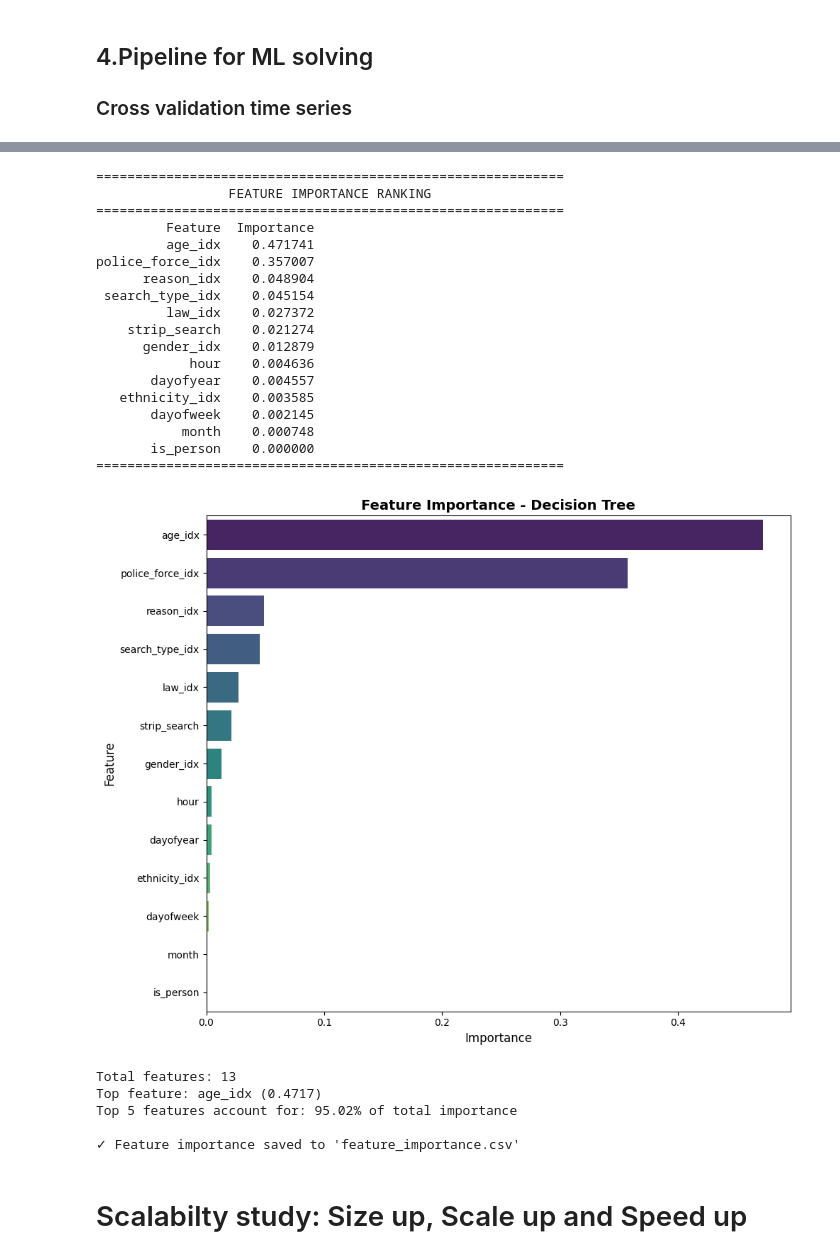
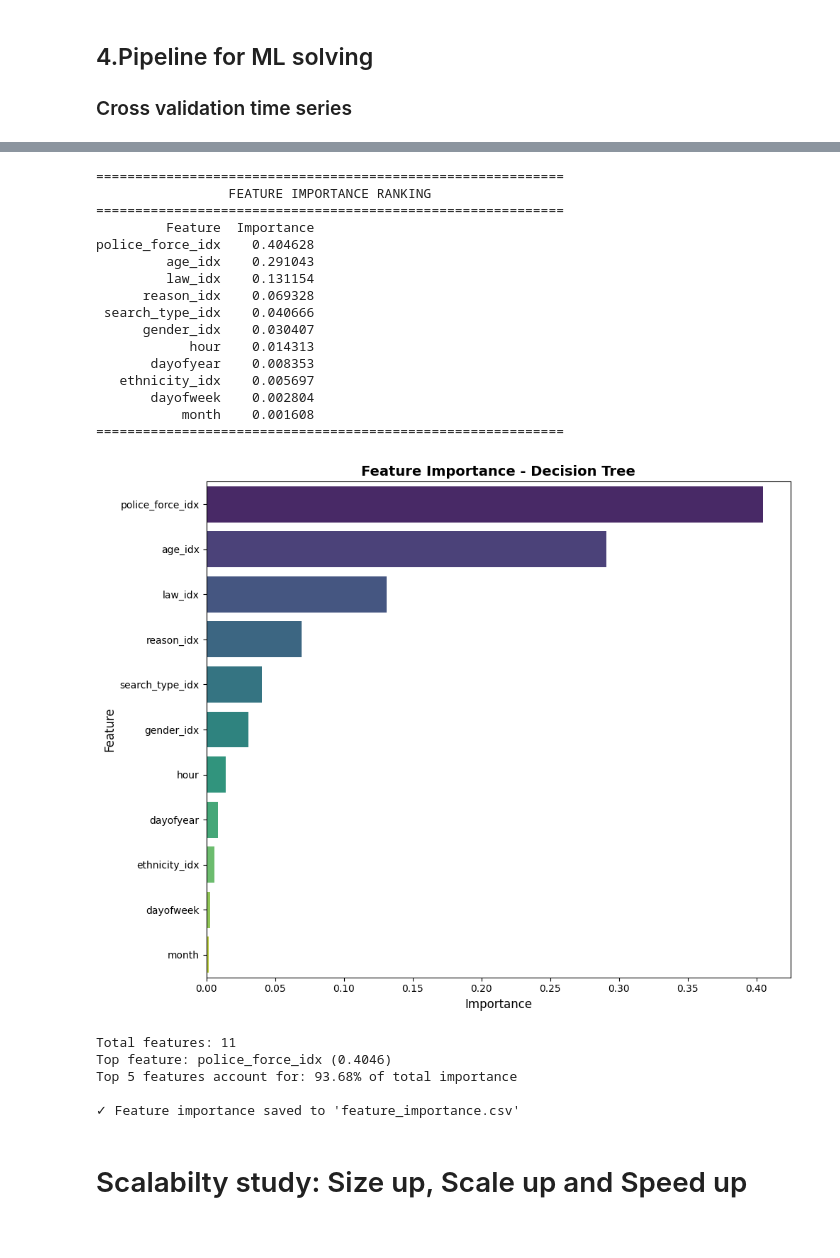
Before and after one commit to Iker-Jauregui/LSDA_Final_Project, a Jupyter notebook: uk_police_notebook.ipynb, the cells around one changed output, grey strips where cells are left out. Saved outputs shown, nothing was run; the diff lists cells and outputs as text; code cells hidden in the pictures.

Commit message:
Weighted problem

```diff
--- a/uk_police_notebook.ipynb
+++ b/uk_police_notebook.ipynb
@@ -424,14 +425,10 @@ root
  |-- police_force: string (nullable = true)
  |-- legal_action_taken: integer (nullable = false)
 # %%
-# Convert Booleans and ensure all numerical types are correct
-df_final = df_final.withColumn("is_person", F.col("is_person").cast("int")) \
-              .withColumn("strip_search", F.col("strip_search").cast("int"))
-
 # Final Null check to prevent VectorAssembler crashes
 categorical_cols = ["age", "gender", "law", "ethnicity", "search_type", "reason", "police_force"]
 df_final = df_final.fillna("Unknown", subset=categorical_cols)
-df_final = df_final.fillna(0, subset=["hour", "month", "dayofweek", "dayofyear","strip_search" ])
+df_final = df_final.fillna(0, subset=["hour", "month", "dayofweek", "dayofyear" ])
 
 
 df_final.write.mode("overwrite").parquet("data/processed_data.parquet")
@@ -630,9 +657,12 @@ evaluator = BinaryClassificationEvaluator(
 
 # 6. Parameter Grid
 paramGrid = (ParamGridBuilder()
-    .addGrid(dt.maxDepth, [5, 8])
-    .addGrid(dt.maxBins, [64, 128])
-    .build())
+    .addGrid(dt.maxDepth, [5, 10, ]) \
+    .addGrid(dt.minInstancesPerNode, [5, 10]) \
+    .addGrid(dt.maxBins, [ 64, 128]) \
+    .addGrid(dt.impurity, ['gini', 'entropy']) \
+    .build()
+    )
 
 # 7. Time Series Cross Validator
 ts_cv = tsCrossValidator(
@@ -641,8 +671,9 @@ ts_cv = tsCrossValidator(
     evaluator=evaluator,
     numFolds=6,
     datetimeCol='timestamp',
-    timeSplit=relativedelta(months=2),
-    gap=relativedelta(days=0),
+    timeSplit=relativedelta(months=3),
+    gap=None,
+    disableExpandingWindow=False,
     parallelism=2
 )
 
@@ -661,7 +692,8 @@ try:
     best_model = cv_model.bestModel
     best_tree = best_model.stages[-1]
 
-    print(f"Best Model MaxDepth: {best_tree.getOrDefault('maxDepth')}")
+    print(f"Best Model MaxDepth: {best_tree.getOrDefault('maxDepth')}, MinInstancesPerNode: {best_tree.getOrDefault('minInstancesPerNode')},\
+    MaxBins: {best_tree.getOrDefault('maxBins')},  Impurity: {best_tree.getOrDefault('impurity')}")
 except Exception as e:
     print(f"Error during fitting: {e}")
     # Additional debugging
@@ -831,0 +873,15 @@ Class distribution in actual labels:
+# %%
+class_counts = train_df.groupBy("legal_action_taken").count().collect()
+
+neg_count = [x['count'] for x in class_counts if x['legal_action_taken'] == 0][0]
+pos_count = [x['count'] for x in class_counts if x['legal_action_taken'] == 1][0]
+weight_ratio = neg_count / (neg_count+pos_count)
+
+print(f" Unbalance: {neg_count:,} negatives vs {pos_count:,} positives")
+print(f"   Ratio: {weight_ratio:.2f} a 1")
+print()
+
+weighted_df= train_df.withColumn(
+    "classWeight",
+    F.when(F.col("legal_action_taken") == 1, weight_ratio).otherwise(1.0-weight_ratio)
+)
@@ -832,14 +1124,10 @@ Class distribution in actual labels:
 # %%
-import pandas as pd
-import matplotlib.pyplot as plt
-import seaborn as sns
-
 dt_model = best_model.stages[-1]
 
 feature_importances = dt_model.featureImportances.toArray()
 
 categorical_cols = ["age", "gender", "law", "ethnicity", "search_type", "reason", "police_force"]
-numeric_cols = ["is_person", "strip_search", "hour", "month", "dayofweek", "dayofyear"]
+numeric_cols = ["hour", "month", "dayofweek", "dayofyear"]
 feature_names = [f"{col}_idx" for col in categorical_cols] + numeric_cols
 
 importance_df = pd.DataFrame({
@@ -856,50 +1144,48 @@ print("="*60)
 plt.figure(figsize=(10, 8))
 sns.barplot(
     data=importance_df,
     x="Importance",
     y="Feature",
     hue="Feature",
     palette="viridis",
     legend=False
 )
 plt.xlabel('Importance', fontsize=12)
 plt.ylabel('Feature', fontsize=12)
 plt.title('Feature Importance - Decision Tree', fontsize=14, fontweight='bold')
 plt.tight_layout()
 plt.savefig('media/images/feature_importance_bar.png', dpi=300, bbox_inches='tight')
 plt.show()
 
 
 # Estadísticas adicionales
 print(f"\nTotal features: {len(feature_names)}")
 print(f"Top feature: {importance_df.iloc[0]['Feature']} ({importance_df.iloc[0]['Importance']:.4f})")
 print(f"Top 5 features account for: {importance_df.head(5)['Importance'].sum():.2%} of total importance")
 
 importance_df.to_csv('media/results/feature_importance.csv', index=False)
 print("\n✓ Feature importance saved to 'feature_importance.csv'")
 # %% [output]
 ============================================================
                  FEATURE IMPORTANCE RANKING
 ============================================================
          Feature  Importance
-         age_idx    0.471741
-police_force_idx    0.357007
-      reason_idx    0.048904
- search_type_idx    0.045154
-         law_idx    0.027372
-    strip_search    0.021274
-      gender_idx    0.012879
-            hour    0.004636
-       dayofyear    0.004557
-   ethnicity_idx    0.003585
-       dayofweek    0.002145
-           month    0.000748
-       is_person    0.000000
+police_force_idx    0.404628
+         age_idx    0.291043
+         law_idx    0.131154
+      reason_idx    0.069328
+ search_type_idx    0.040666
+      gender_idx    0.030407
+            hour    0.014313
+       dayofyear    0.008353
+   ethnicity_idx    0.005697
+       dayofweek    0.002804
+           month    0.001608
 ============================================================
-[figure, old version]
+[figure, new version]
-Total features: 13
-Top feature: age_idx (0.4717)
-Top 5 features account for: 95.02% of total importance
+Total features: 11
+Top feature: police_force_idx (0.4046)
+Top 5 features account for: 93.68% of total importance
 
 ✓ Feature importance saved to 'feature_importance.csv'
 # %% [markdown]
```
Also changed, not shown: parts of 13 cells of this notebook, 3 other files.
